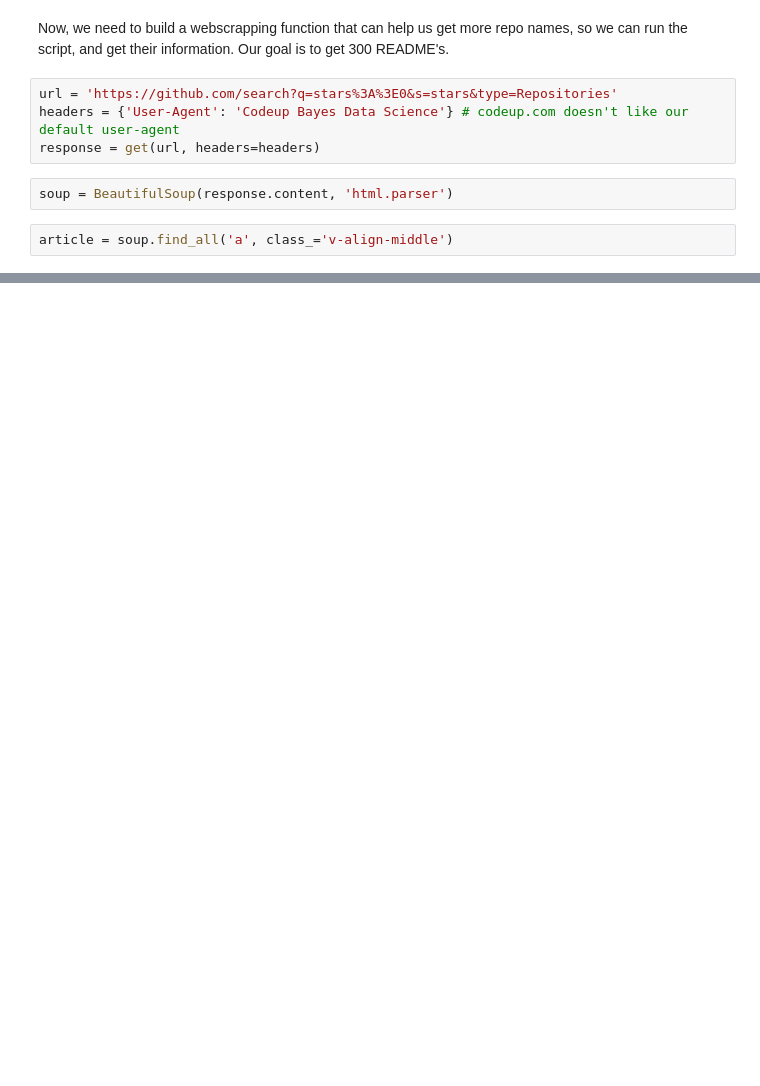
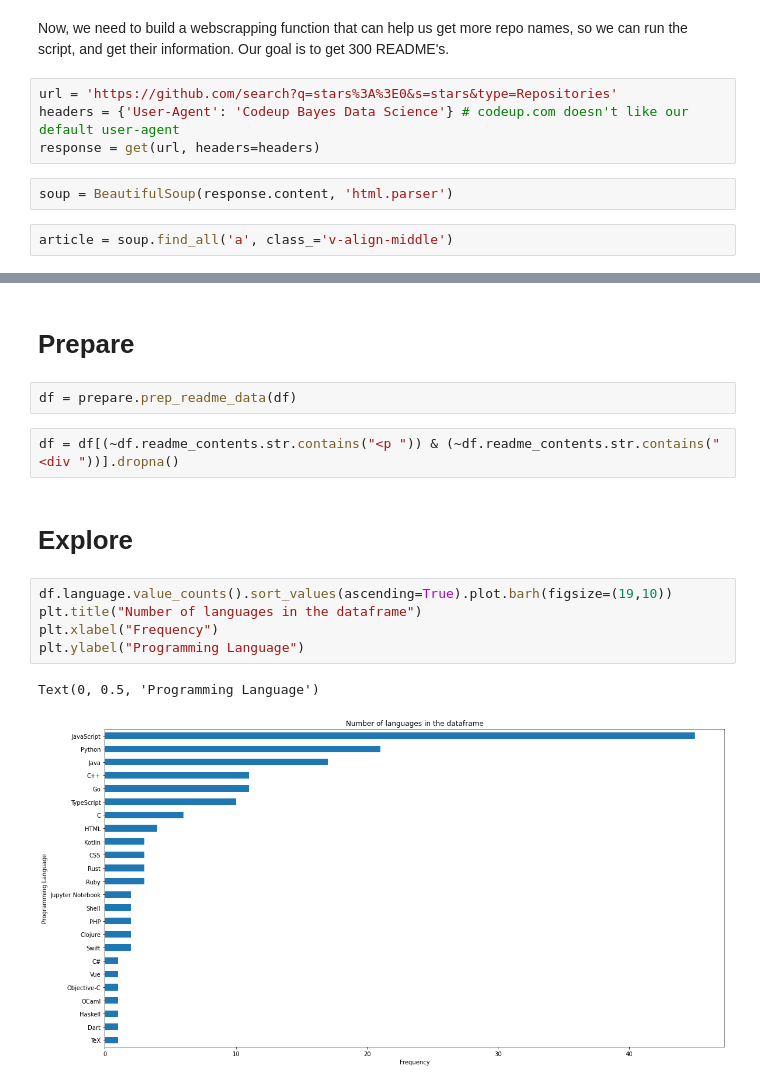
Before and after one commit to nlp-github-project/nlp-github-project, a Jupyter notebook: daniel_notes.ipynb, the cells around one changed output, grey strips where cells are left out. Cells and saved outputs as stored; diff of their text form; blank space fills up the shorter version.

```diff
--- a/daniel_notes.ipynb
+++ b/daniel_notes.ipynb
@@ -99,0 +321,16 @@ Number of repo names: 90
+# %% [markdown]
+# Prepare
+# %%
+df = prepare.prep_readme_data(df)
+# %%
+df = df[(~df.readme_contents.str.contains("<p ")) & (~df.readme_contents.str.contains("<div "))].dropna()
+# %% [markdown]
+# Explore
+# %%
+df.language.value_counts().sort_values(ascending=True).plot.barh(figsize=(19,10))
+plt.title("Number of languages in the dataframe")
+plt.xlabel("Frequency")
+plt.ylabel("Programming Language")
+# %% [output]
+Text(0, 0.5, 'Programming Language')
+[figure, added]
```
Also changed, not shown: parts of 26 cells of this notebook.
